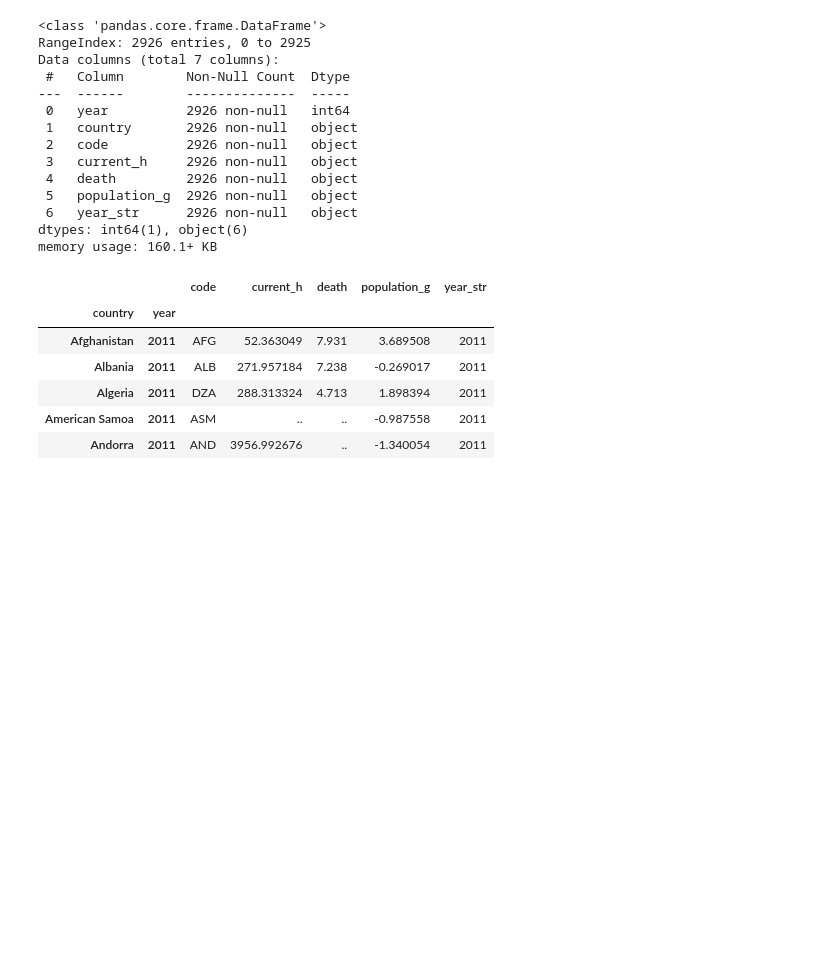
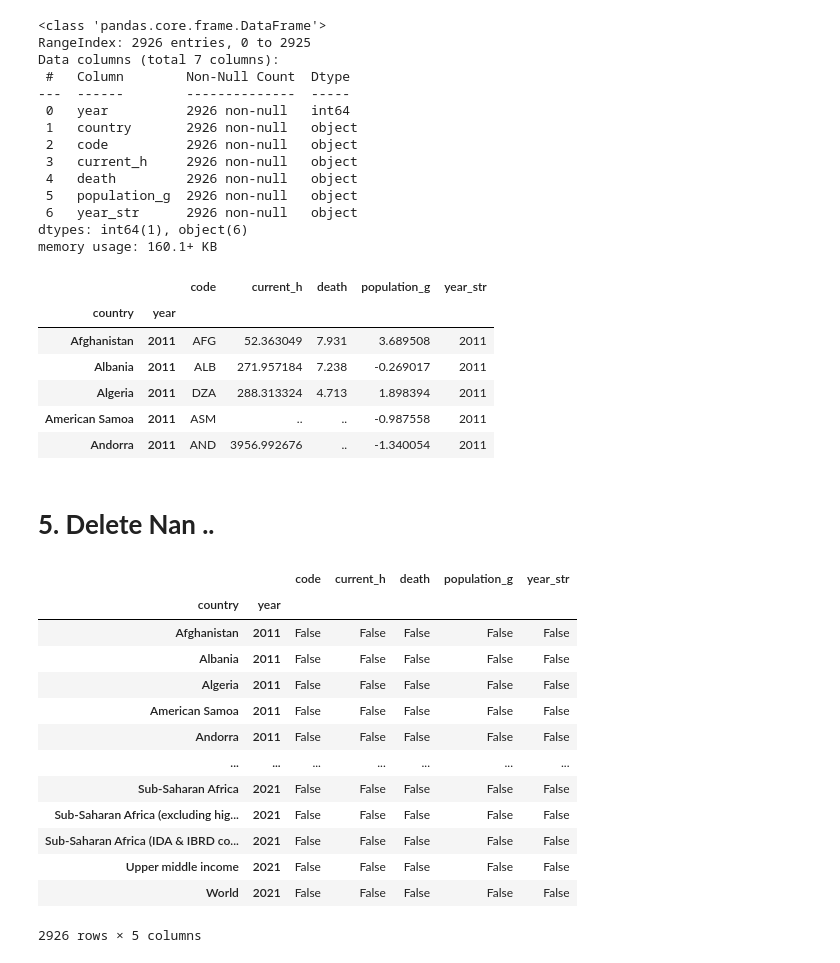
Before and after one commit to Marialerq/DataVisualization2023-2, a Jupyter notebook: 05_Dataframe.ipynb, the cells around one changed output. Saved outputs shown, nothing was run; the diff lists cells and outputs as text; code cells hidden in the pictures; blank space fills up the shorter version.

```diff
--- a/05_Dataframe.ipynb
+++ b/05_Dataframe.ipynb
@@ -16,7 +16,7 @@ import plotly.express as px
 
 ## Save the path
 
-p = "/content/Base de datos salud corregido.xlsx"
+p = "/Base de datos salud corregido.xlsx"
 
 ## Read and create the dataframe
 
@@ -144,3 +144,22 @@ d2.head()
 | Algeria | 2011 | DZA | 288.313324 | 4.713 | 1.898394 | 2011 |
 | American Samoa | 2011 | ASM | .. | .. | -0.987558 | 2011 |
 | Andorra | 2011 | AND | 3956.992676 | .. | -1.340054 | 2011 |
+# %% [markdown]
+# **5. Delete Nan ..**
+# %%
+d2.isna()
+# %% [output]
+|  |  | code | current_h | death | population_g | year_str |
+| country | year |  |  |  |  |  |
+| Afghanistan | 2011 | False | False | False | False | False |
+| Albania | 2011 | False | False | False | False | False |
+| Algeria | 2011 | False | False | False | False | False |
+| American Samoa | 2011 | False | False | False | False | False |
+| Andorra | 2011 | False | False | False | False | False |
+| ... | ... | ... | ... | ... | ... | ... |
+| Sub-Saharan Africa | 2021 | False | False | False | False | False |
+| Sub-Saharan Africa (excluding hig... | 2021 | False | False | False | False | False |
+| Sub-Saharan Africa (IDA & IBRD co... | 2021 | False | False | False | False | False |
+| Upper middle income | 2021 | False | False | False | False | False |
+| World | 2021 | False | False | False | False | False |
+2926 rows × 5 columns
```
Also changed, not shown: parts of 13 cells of this notebook.
